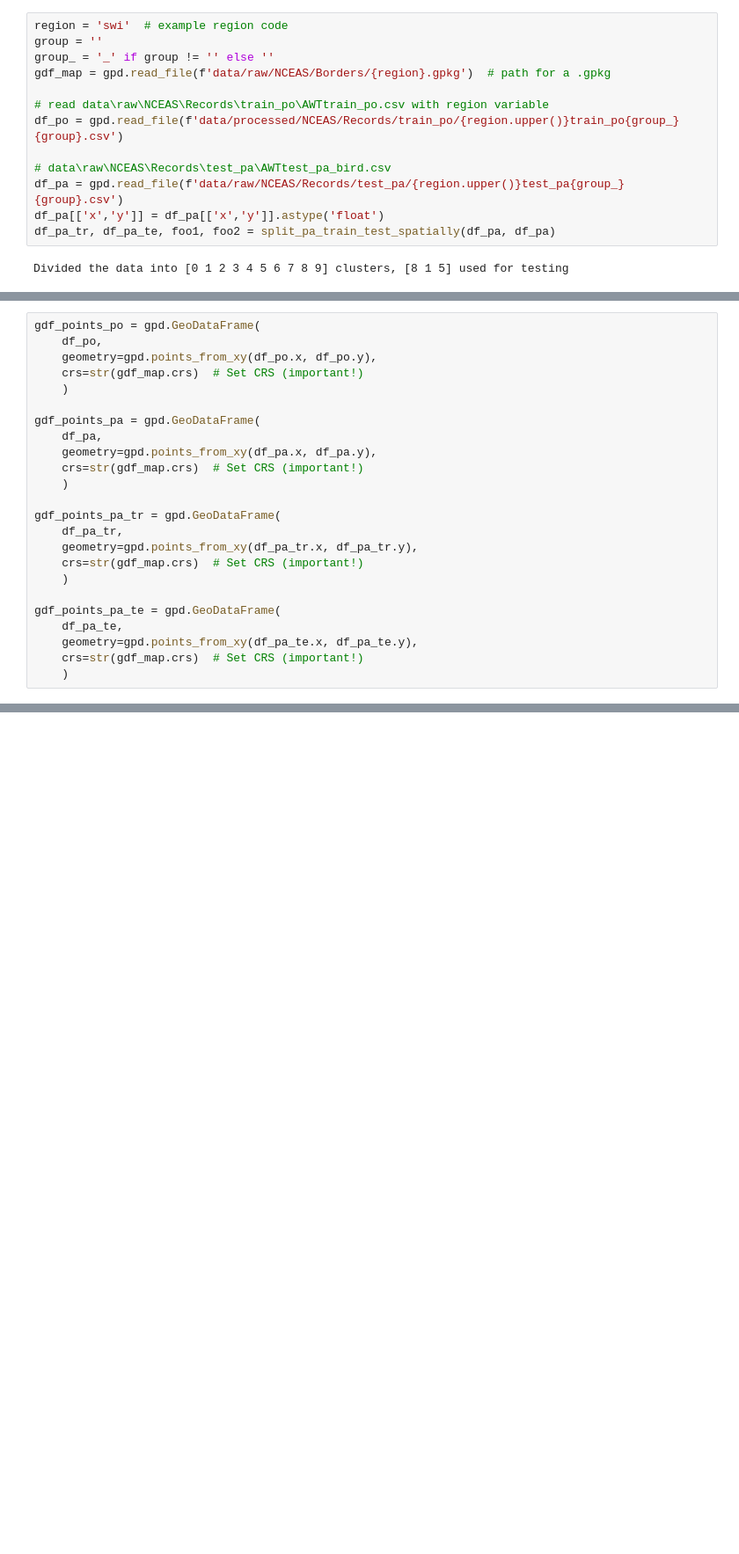
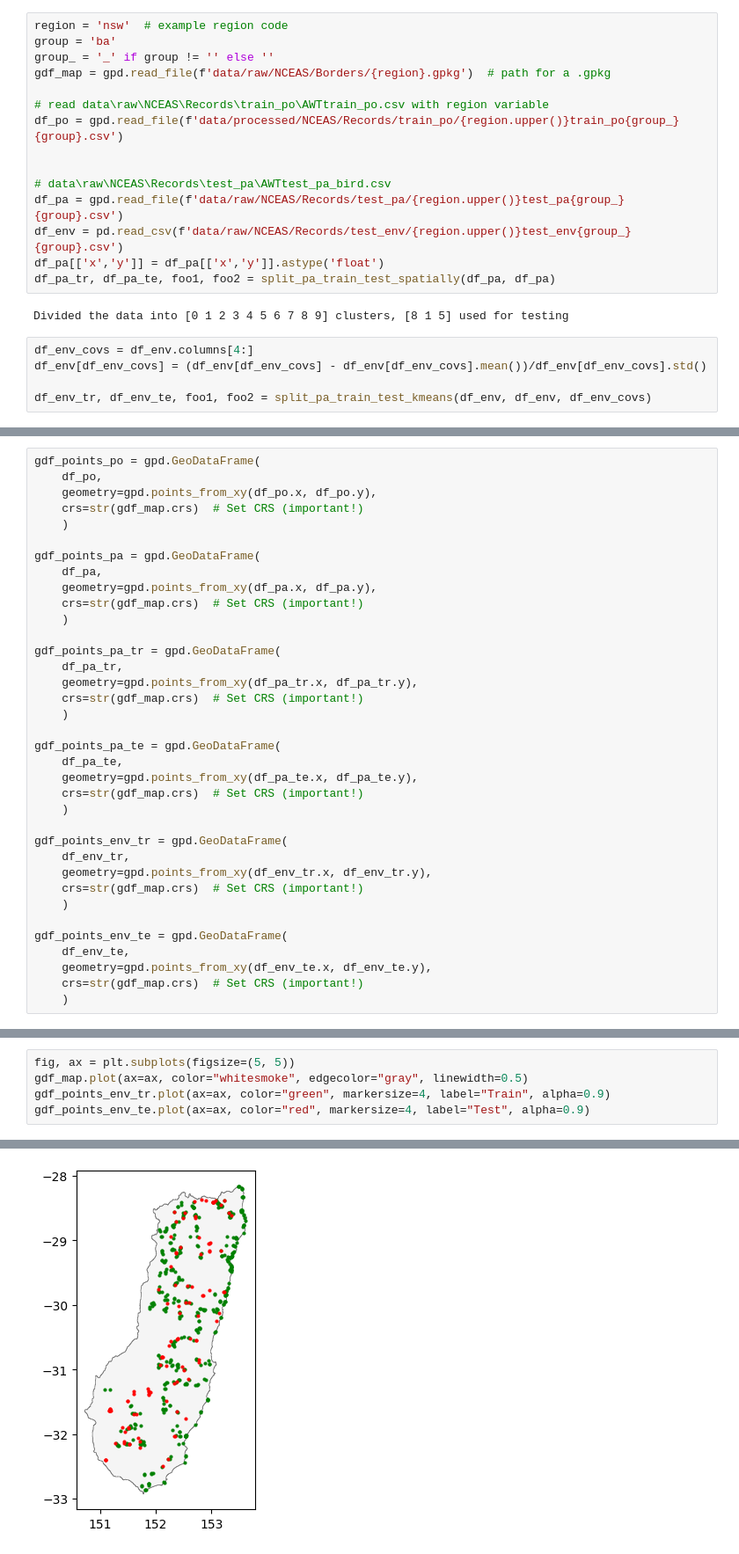
Before and after one commit to pabloubilla/data-integration-sdm, a Jupyter notebook: notebooks/01_spatial_analysis.ipynb, the cells around one changed output, grey strips where cells are left out. Shown at 88% size. Drawn from its saved outputs; the diff is of its cells as text; blank space fills up the shorter version.

```diff
--- a/notebooks/01_spatial_analysis.ipynb
+++ b/notebooks/01_spatial_analysis.ipynb
@@ -16,15 +17,22 @@ from src.utils import split_pa_train_test_spatially
 # %%
-region = 'swi'  # example region code
-group = ''
+region = 'nsw'  # example region code
+group = 'ba'
 group_ = '_' if group != '' else ''
 gdf_map = gpd.read_file(f'data/raw/NCEAS/Borders/{region}.gpkg')  # path for a .gpkg
 
 # read data\raw\NCEAS\Records\train_po\AWTtrain_po.csv with region variable
 df_po = gpd.read_file(f'data/processed/NCEAS/Records/train_po/{region.upper()}train_po{group_}{group}.csv')
 
+
 # data\raw\NCEAS\Records\test_pa\AWTtest_pa_bird.csv
 df_pa = gpd.read_file(f'data/raw/NCEAS/Records/test_pa/{region.upper()}test_pa{group_}{group}.csv')
+df_env = pd.read_csv(f'data/raw/NCEAS/Records/test_env/{region.upper()}test_env{group_}{group}.csv')
 df_pa[['x','y']] = df_pa[['x','y']].astype('float')
 df_pa_tr, df_pa_te, foo1, foo2 = split_pa_train_test_spatially(df_pa, df_pa)
 # %% [output]
 Divided the data into [0 1 2 3 4 5 6 7 8 9] clusters, [8 1 5] used for testing
+# %%
+df_env_covs = df_env.columns[4:]
+df_env[df_env_covs] = (df_env[df_env_covs] - df_env[df_env_covs].mean())/df_env[df_env_covs].std()
+
+df_env_tr, df_env_te, foo1, foo2 = split_pa_train_test_kmeans(df_env, df_env, df_env_covs)
@@ -52,6 +62,18 @@ gdf_points_pa_te = gpd.GeoDataFrame(
     geometry=gpd.points_from_xy(df_pa_te.x, df_pa_te.y),
     crs=str(gdf_map.crs)  # Set CRS (important!)
     )
+
+gdf_points_env_tr = gpd.GeoDataFrame(
+    df_env_tr,
+    geometry=gpd.points_from_xy(df_env_tr.x, df_env_tr.y),
+    crs=str(gdf_map.crs)  # Set CRS (important!)
+    )
+
+gdf_points_env_te = gpd.GeoDataFrame(
+    df_env_te,
+    geometry=gpd.points_from_xy(df_env_te.x, df_env_te.y),
+    crs=str(gdf_map.crs)  # Set CRS (important!)
+    )
 # %%
 fig, ax = plt.subplots(figsize=(5, 5))
 gdf_map.plot(ax=ax, color="whitesmoke", edgecolor="gray", linewidth=0.5)
@@ -62,0 +85,6 @@ gdf_points_pa_te.plot(ax=ax, color="red", markersize=4, label="Test", alpha=0.9)
+# %%
+fig, ax = plt.subplots(figsize=(5, 5))
+gdf_map.plot(ax=ax, color="whitesmoke", edgecolor="gray", linewidth=0.5)
+gdf_points_env_tr.plot(ax=ax, color="green", markersize=4, label="Train", alpha=0.9)
+gdf_points_env_te.plot(ax=ax, color="red", markersize=4, label="Test", alpha=0.9)
+# %% [output]
@@ -63,3 +92,4 @@ gdf_points_pa_te.plot(ax=ax, color="red", markersize=4, label="Test", alpha=0.9)
+[figure, added]
 # %%
 def plot_sd(gdf_points_po, gdf_points_pa, gdf_map, title, plot_pa_separately=False):
 # Make the figure larger
```
Also changed, not shown: parts of 5 cells of this notebook, 2 other files.
